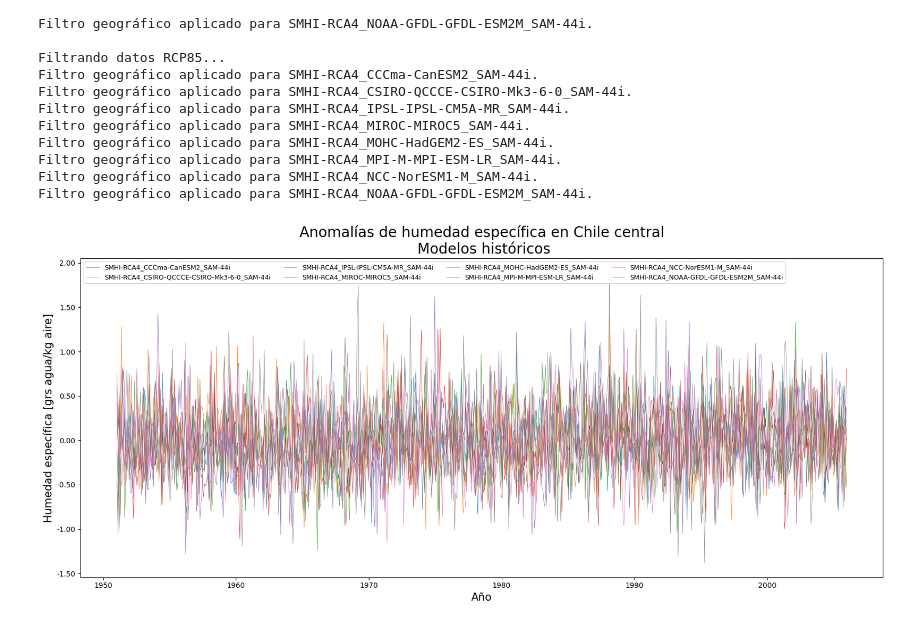
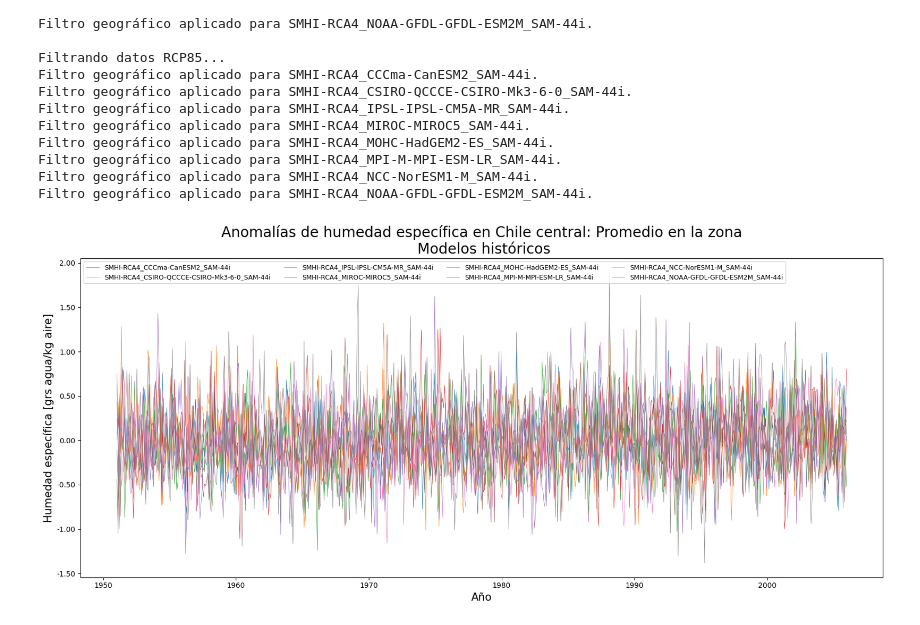
Before and after one commit to danap27/chile_specific_humidity, a Jupyter notebook: 2_main.ipynb, the cells around one changed output. Cells and saved outputs as stored; diff of their text form; code cells hidden in the pictures.

```diff
--- a/2_main.ipynb
+++ b/2_main.ipynb
@@ -312,22 +312,22 @@ Filtro geográfico aplicado para SMHI-RCA4_NOAA-GFDL-GFDL-ESM2M_SAM-44i.
 # %%
 def kg2grams_formatter(x, pos):
     """
     Formatea un número en gramos.
     """
     return '{:.2f}'.format(x*1000)
 
 # Graficamos las series de tiempo de las anomalías de los modelos históricos
 fig, ax = plt.subplots(figsize=(20, 8))
 for model in huss_historical_data_chile_central.keys():
     ax.plot(rh.cfdate2datetime(huss_historical_data_chile_central[model]['time']), huss_historical_data_chile_central[model]['anomaly_series'].mean(axis=(1,2)), label=model, lw=0.5)
 ax.yaxis.set_major_formatter(mticker.FuncFormatter(kg2grams_formatter))
-ax.set_title('Anomalías de humedad específica en Chile central\n Modelos históricos', fontsize=20)
+ax.set_title('Anomalías de humedad específica en Chile central: Promedio en la zona\n Modelos históricos', fontsize=20)
 ax.set_xlabel('Año', fontsize=15)
 ax.set_ylabel('Humedad específica [grs agua/kg aire]', fontsize=15)
 ax.legend(ncol = 4, fontsize = 9, loc='upper left')
 plt.show()
 # %% [output]
-[figure, old version]
+[figure, new version]
 # %%
 # Graficamos las series de tiempo de las anomalías de los modelos RCP85
 fig, ax = plt.subplots(figsize=(20, 8))
```
Also changed, not shown: parts of 6 cells of this notebook.
